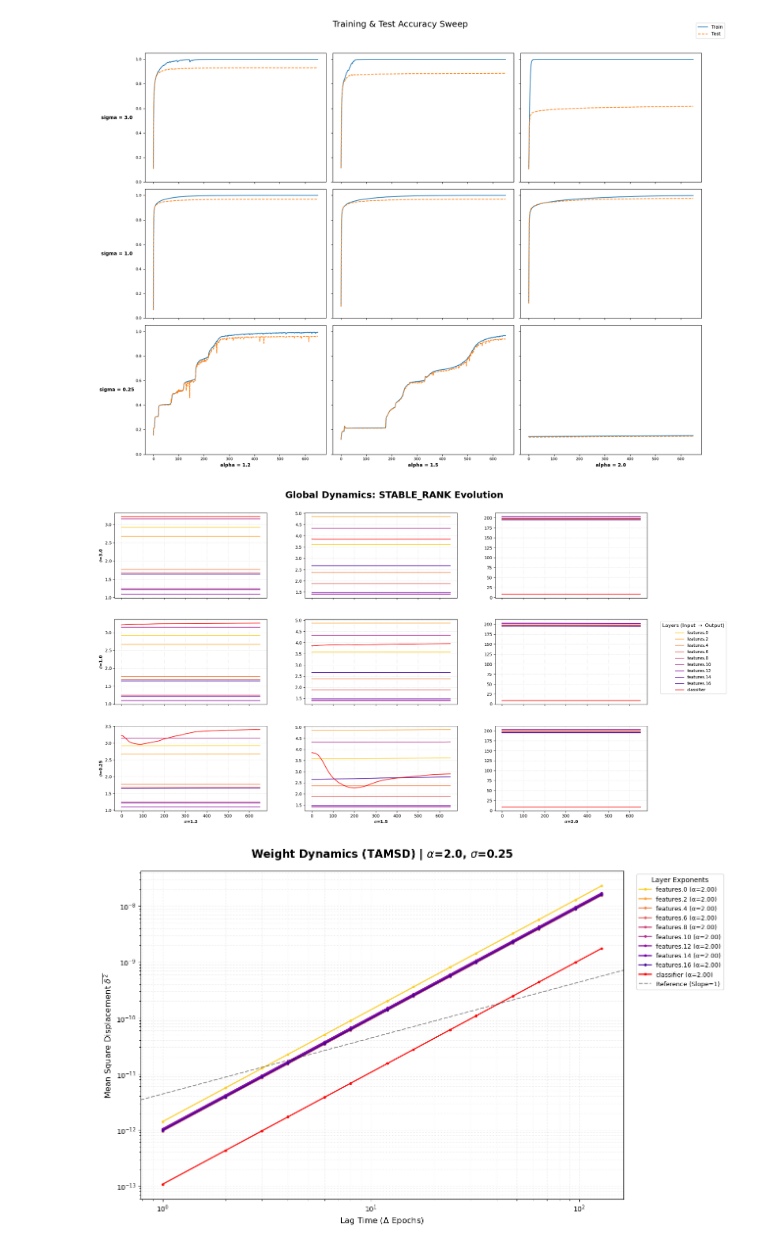
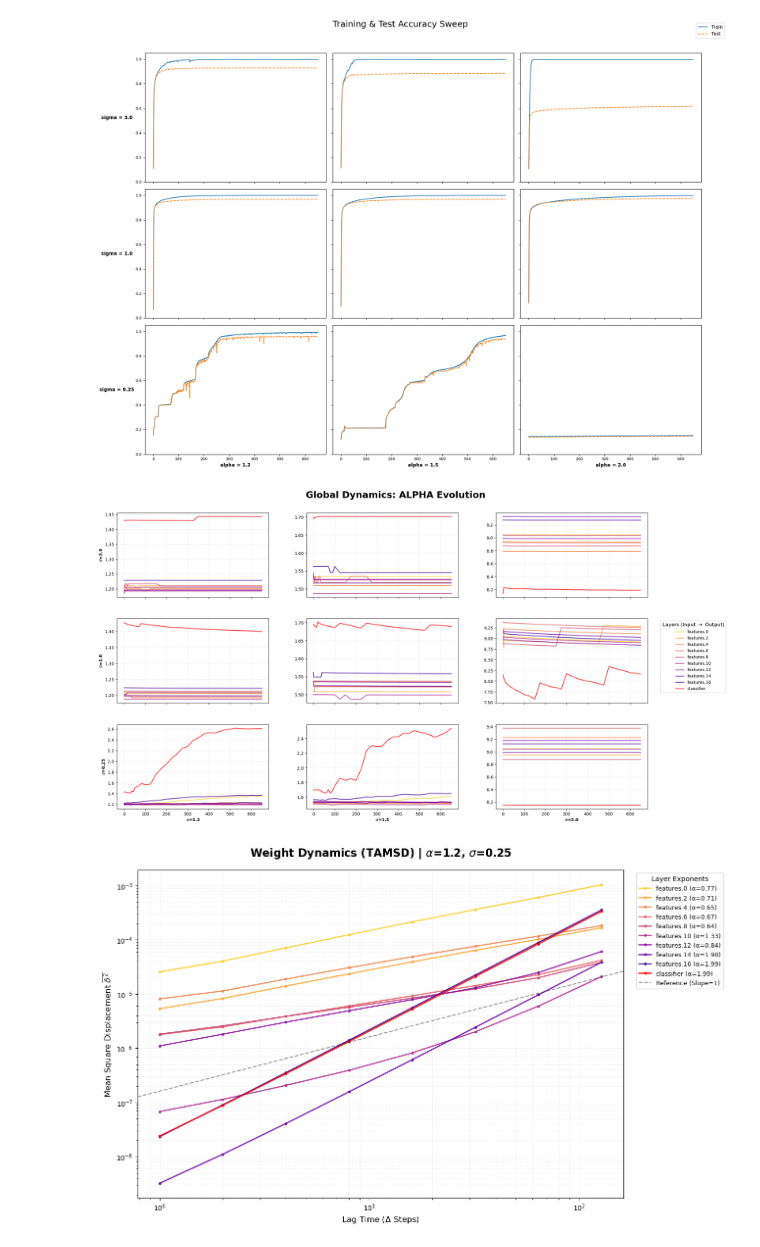
Before and after one commit to YiHaoFromEarth/ht-initialisation-dynamics, a Jupyter notebook: plots.ipynb, the cells around one changed output. Drawn from its saved outputs; the diff is of its cells as text; code cells hidden in the pictures.

```diff
--- a/plots.ipynb
+++ b/plots.ipynb
@@ -390,37 +401,37 @@ def plot_combined_sweep_grid(df, metric_col="frobenius", ignore_classifier=False
     ]
 
     fig.legend(
         legend_elements,
         labels,
         loc="center right",
         title="Layers (Input $\\rightarrow$ Output)",
         title_fontsize="12",
         fontsize="10",
         frameon=True,
     )
 
     # 4. Final Layout Tweak
     plt.suptitle(
         f"Global Dynamics: {metric_col.upper()} Evolution",
         fontsize=22,
         y=0.96,
         fontweight="bold",
     )
 
     # 'right=0.88' leaves room for the legend on the right
     fig.subplots_adjust(
         top=0.90, bottom=0.08, left=0.08, right=0.88, hspace=0.25, wspace=0.25
     )
 
     plt.show()
 
 
 # Run it
-plot_combined_sweep_grid(sweep_df, metric_col="stable_rank")
+plot_combined_sweep_grid(sweep_df, metric_col="alpha")
 # %% [output]
-[figure, old version]
+[figure, new version]
 # %%
-def plot_tamsd(df, alpha_val, sigma_val, use_log_binning=False, num_bins=35, fit_min_delta=20, show_global=False):
+def plot_tamsd(df, alpha_val, sigma_val, use_log_binning=False, num_bins=35, fit_min_delta=4, show_global=False):
     """
     Plots TAMSD on a log-log scale with optional log-binning and calculated diffusion exponents.
 
@@ -531,7 +542,7 @@ def plot_tamsd(df, alpha_val, sigma_val, use_log_binning=False, num_bins=35, fit
     # 5. Aesthetics
     ax.set_title(f"Weight Dynamics (TAMSD) | $\\alpha$={alpha_val}, $\\sigma$={sigma_val}",
                  fontweight="bold", fontsize=16, pad=20)
-    ax.set_xlabel("Lag Time ($\Delta$ Epochs)", fontsize=12)
+    ax.set_xlabel("Lag Time ($\Delta$ Steps)", fontsize=12)
     ax.set_ylabel("Mean Square Displacement $\overline{\delta^2}$", fontsize=12)
 
     ax.grid(True, which="both", ls=":", alpha=0.3)
@@ -542,7 +553,7 @@ def plot_tamsd(df, alpha_val, sigma_val, use_log_binning=False, num_bins=35, fit
 
 # Usage:
 tamsd_df = pd.read_csv("tamsd_metrics.csv")
-plot_tamsd(tamsd_df, alpha_val=2.0, sigma_val=0.25)
+plot_tamsd(tamsd_df, alpha_val=1.2, sigma_val=0.25)
 # %% [output]
-[figure, old version]
+[figure, new version]
 # %%
```
Also changed, not shown: parts of 3 cells of this notebook, 17 other files.
